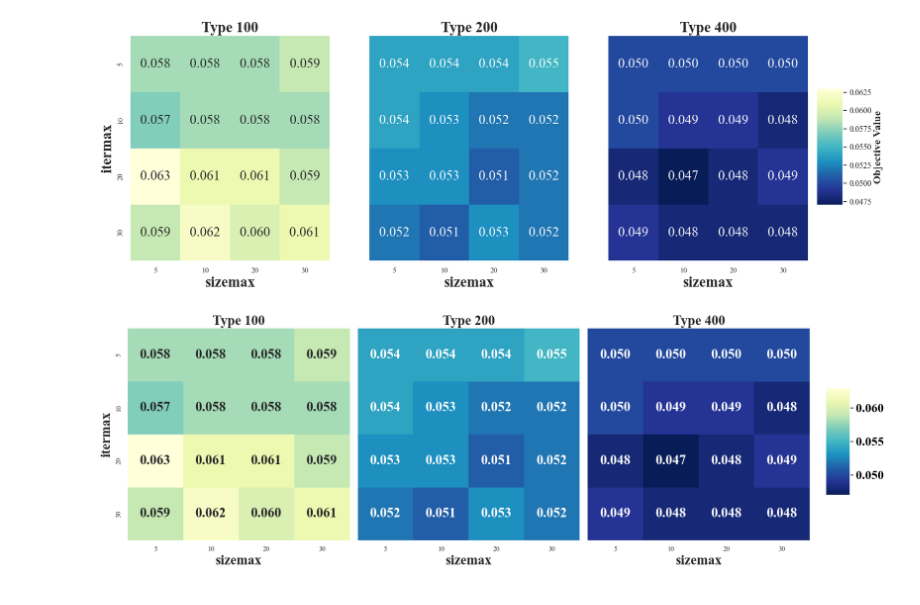
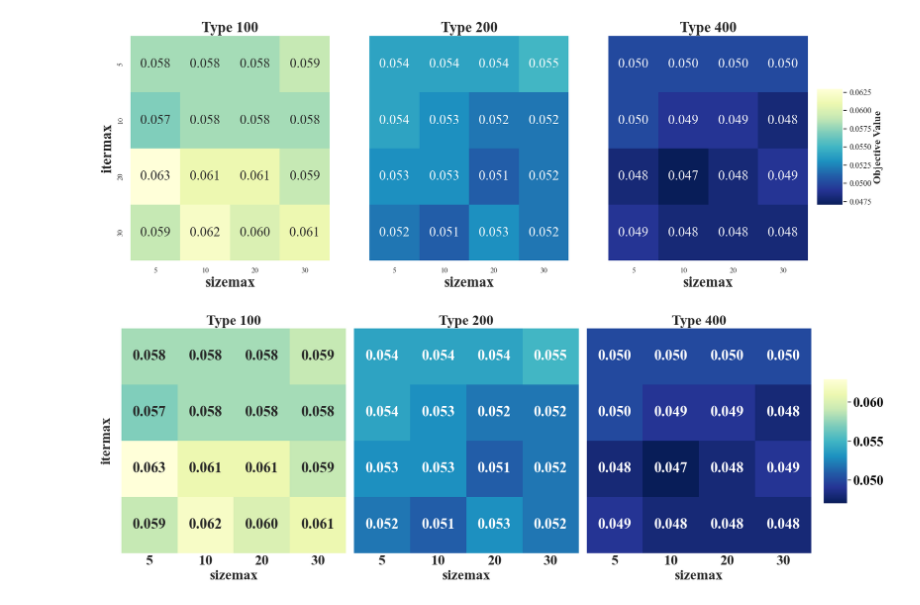
Before and after one commit to hwnginsoict/dvrpsd, a Jupyter notebook: experiment/heatmap.ipynb, the cells around one changed output. Cells and saved outputs as stored; diff of their text form; code cells hidden in the pictures.

```diff
--- a/experiment/heatmap.ipynb
+++ b/experiment/heatmap.ipynb
@@ -98,46 +98,61 @@ new_df = cp_merge.groupby(['type', 'sized', 'ited'], as_index=False).agg({'obj':
 heatmap_data = {}
 types = new_df['type'].unique()
 for t in types:
     subset = new_df[new_df['type'] == t].pivot(index='ited', columns='sized', values='obj')
     heatmap_data[t] = subset
 
 # Find the global min and max values across all heatmap data for consistent color scaling
 min_val = min(subset.min().min() for subset in heatmap_data.values())
 max_val = max(subset.max().max() for subset in heatmap_data.values())
 
 # Plotting heatmaps with a shared color bar and consistent color scale
-fig, axs = plt.subplots(1, 3, figsize=(18, 6), sharey=True)
+fig, axs = plt.subplots(1, 3, figsize=(18, 7), sharey=True)
 cbar_ax = fig.add_axes([.91, .3, .03, .4])  # Position for the shared color bar
 
 for i, t in enumerate(types):
-    sns.heatmap(heatmap_data[t], annot=True, fmt=".3f", cmap="YlGnBu_r", ax=axs[i],
+    sns.heatmap(heatmap_data[t], annot=True, fmt=".3f", cmap="YlGnBu_r", ax=axs[i], square=True,  # Ensure square cells
                 cbar=i == 0, cbar_ax=None if i else cbar_ax,
                 vmin=min_val, vmax=max_val,
-                annot_kws={"fontsize": 22, "fontname": "Times New Roman", "fontweight": "bold"})  # Increase font size for annotations
-    axs[i].set_title(f"Type {t}", fontsize=22, fontname="Times New Roman", fontweight='bold')
-    axs[i].set_xlabel("sizemax", fontsize=22, fontname="Times New Roman", fontweight='bold')
-    axs[i].set_ylabel("itermax" if i == 0 else "", fontsize=22, fontname="Times New Roman", fontweight='bold')
+                annot_kws={"fontsize": 24, "fontname": "Times New Roman", "fontweight": "bold"})
+    axs[i].set_title(f"Type {t}", fontsize=23, fontname="Times New Roman", fontweight='bold')
+    axs[i].set_xlabel("sizemax", fontsize=23, fontname="Times New Roman", fontweight='bold')
+
+    # Y-axis ticks and labels only for the first subplot
+    if i == 0:
+        axs[i].set_ylabel("itermax", fontsize=23, fontname="Times New Roman", fontweight='bold')
+        # axs[i].tick_params(axis='y', labelsize=23, which='both', direction='in')
+        # axs[i].set_yticklabels(axs[i].get_yticklabels(), fontsize=23, fontname="Times New Roman", fontweight='bold')
+    else:
+        axs[i].set_ylabel("")
+        axs[i].tick_params(axis='y', left=False)  # Ensure no ticks for y-axis on other subplots
+        axs[i].set_yticklabels([])  # Remove y-tick labels completely
+
+    axs[i].tick_params(axis='x', labelsize=23, which='both', direction='in')
+    axs[i].set_xticklabels(axs[i].get_xticklabels(), fontsize=23, fontname="Times New Roman", fontweight='bold')
 
 # Customize color bar font and bold
 cbar = fig.colorbar(axs[0].collections[0], cax=cbar_ax)
-# cbar.set_label("Objective Value", fontsize=20, fontname="Times New Roman", fontweight='bold')
-cbar.ax.tick_params(labelsize=20, labelcolor='black')
-
-# Set font weight for each tick label manually
+cbar.ax.tick_params(labelsize=22, labelcolor='black')
 for label in cbar.ax.get_yticklabels():
     label.set_fontweight('bold')
     label.set_fontname("Times New Roman")
 
-plt.tight_layout(rect=[0, 0, .9, 1])  # Adjust layout to fit color bar
+plt.tight_layout(rect=[0, 0, .905, 1])  # Adjust layout to fit color bar
 
 # Customize tick label font sizes
-for ax in axs:
-    ax.tick_params(labelsize=12)
-    ax.set_xticklabels(ax.get_xticklabels(), fontsize=22, fontname="Times New Roman", fontweight='bold')
-    ax.set_yticklabels(ax.get_yticklabels(), fontsize=22, fontname="Times New Roman", fontweight='bold')
+for i, ax in enumerate(axs):
+    if i == 0:
+        ax.tick_params(labelsize=12)
+        ax.set_xticklabels(ax.get_xticklabels(), fontsize=23, fontname="Times New Roman", fontweight='bold')
+    else:
+        ax.tick_params(labelsize=12)
+        ax.set_xticklabels(ax.get_xticklabels(), fontsize=23, fontname="Times New Roman", fontweight='bold')
+        ax.set_yticklabels(ax.get_yticklabels(), fontsize=23, fontname="Times New Roman", fontweight='bold')
+
+
 
 plt.savefig("CP_heatmap.pdf", format='pdf', dpi=300, bbox_inches='tight')
 
 plt.show()
 # %% [output]
-[figure, old version]
+[figure, new version]
```
Also changed, not shown: parts of 2 cells of this notebook, 15 other files.
